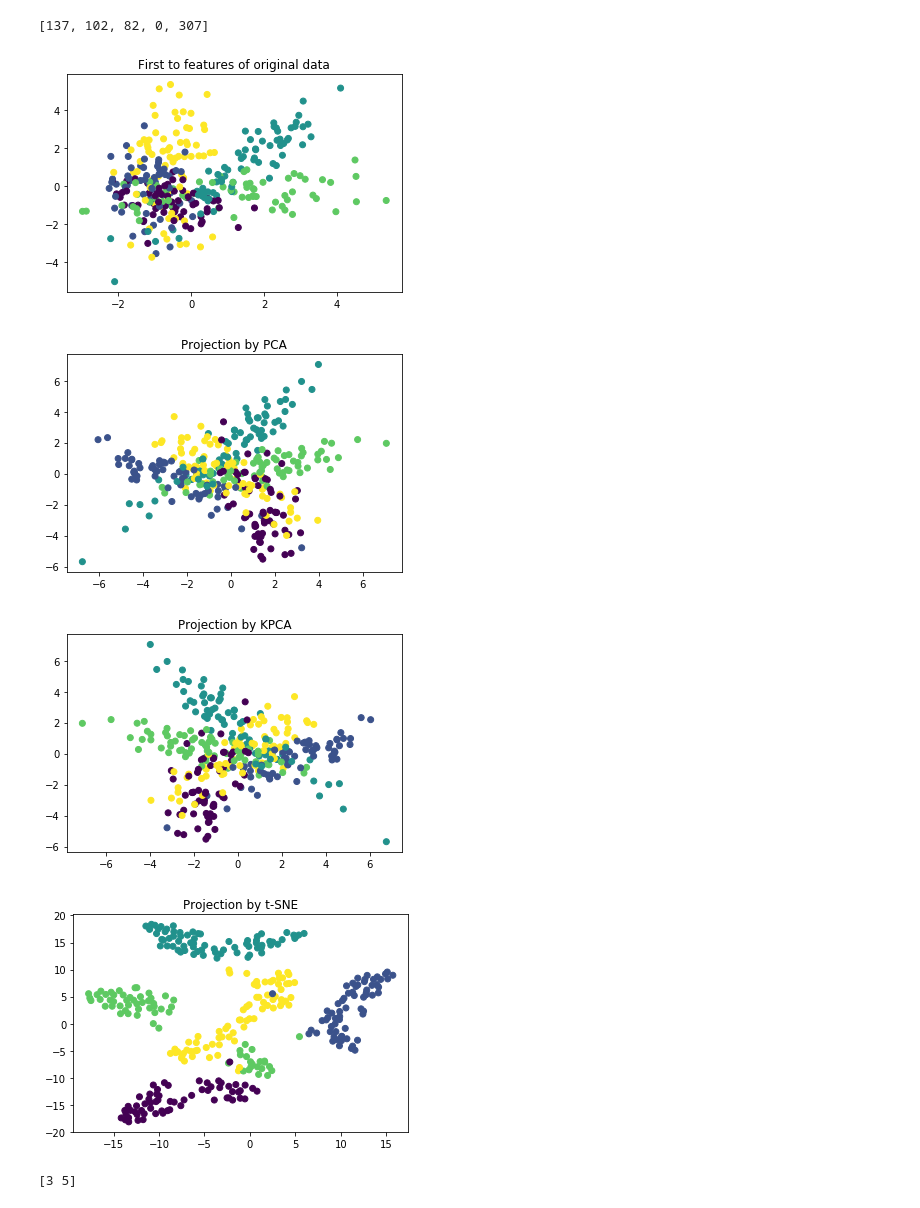
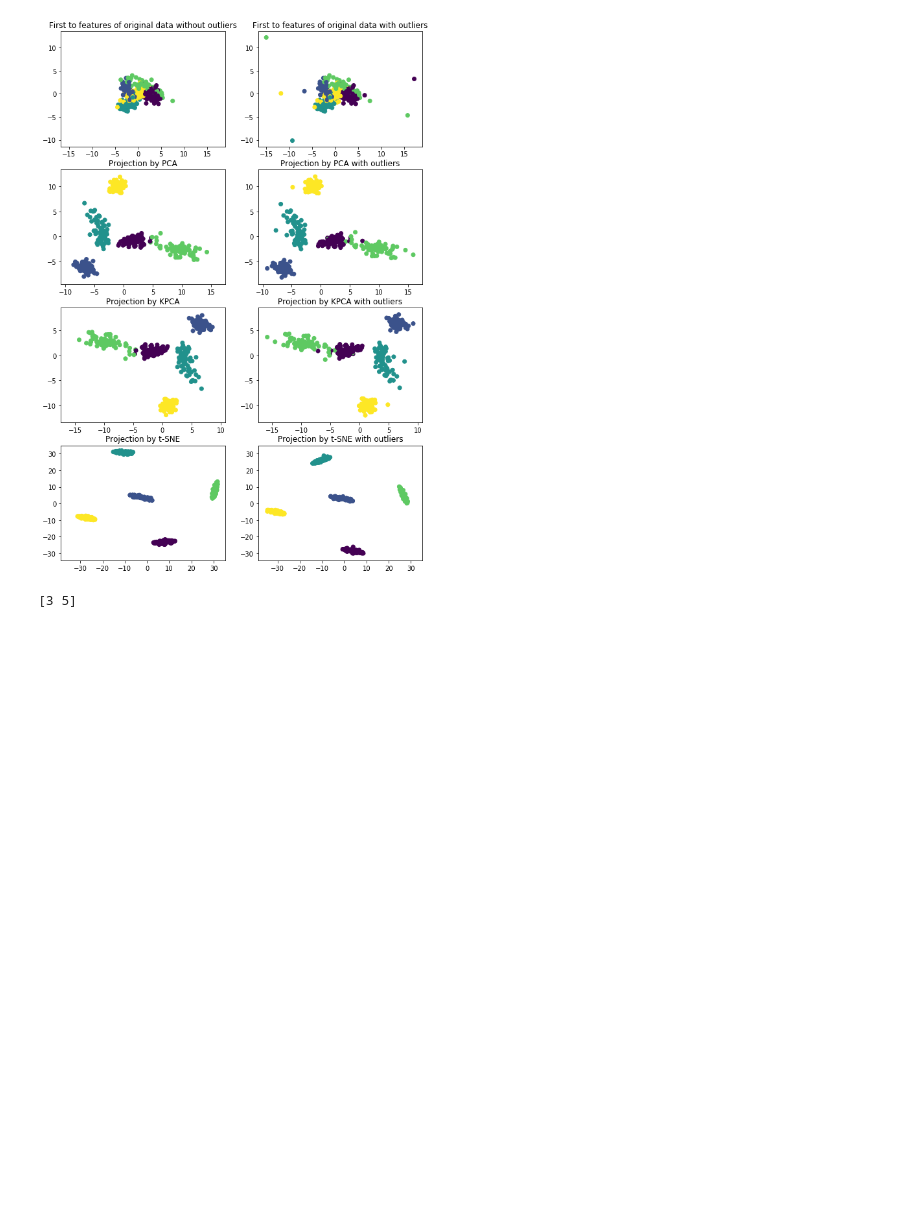
Before and after one commit to arajzd/DR_outliers, a Jupyter notebook: Project4.ipynb, the cells around one changed output. Cells and saved outputs as stored; diff of their text form; code cells hidden in the pictures; blank space fills up the shorter version.

Commit message:
Added outliers to data and side-by-side plots

```diff
--- a/Project4.ipynb
+++ b/Project4.ipynb
@@ -5,71 +5,89 @@ from sklearn.datasets import make_spd_matrix
 from sklearn.model_selection import train_test_split
 from sklearn.decomposition import PCA, KernelPCA, NMF
 from sklearn.manifold import TSNE
+from sklearn.cluster import DBSCAN
 import matplotlib.pyplot as plt
 
 
-def gen_gaussian_data(num_feat=10, num_samples=100, num_class=5):
-    means = np.random.normal(loc = 0, scale = 1, size=(num_class, num_feat))
+
+def gen_gaussian_data(num_feat=30, num_samples=100, num_class=5):
+    means = np.random.normal(loc = 0, scale = 2, size=(num_class, num_feat))
     cov = [make_spd_matrix(num_feat, random_state=None) for i  in range(num_class)]
     x = np.zeros((num_samples*num_class, num_feat))
     y = np.zeros(num_samples*num_class)
     for i in range(num_class):
         x[i*num_samples:(i+1)*num_samples, :] = np.random.multivariate_normal(mean=means[i], cov=cov[i], size=num_samples)
         y[i*num_samples:(i+1)*num_samples] = i
 
     return x, y
 
 
-def add_outliers(data, num_outliers=5,  features=(0, 1), outlier_mult=5):
+def add_outliers(data, num_outliers=10,  features=(0, 1), outlier_mult=4):
+    data_copy = np.copy(data)
     sample_ind = [int(x) for x in data.shape[0]*np.random.rand(num_outliers)]
-    print(sample_ind)
-    [data[samp_ind, feat_ind]*outlier_mult for samp_ind in sample_ind for feat_ind in features
+    features =[[features[0]]*len(sample_ind), [features[1]]*len(sample_ind)]
+    for i in range(len(features)):
+        data_copy[sample_ind, features[i]] = data_copy[sample_ind, features[i]]*outlier_mult
 
-    return data
+    return data_copy
 
 
 X, y = gen_gaussian_data()
 X_train, X_test, y_train, y_test = train_test_split(X, y, test_size=0.33, random_state=None)
 
-X_train = add_outliers(X_train)
+X_outliers = add_outliers(X_train)
 
+pca = PCA(n_components=2, random_state=123)
+pca_result = pca.fit_transform(X_train)
+pca_outliers = pca.fit_transform(X_outliers)
 
-pca = PCA(n_components=2)
-pca_result = pca.fit_transform(X_train)
+kpca = KernelPCA(n_components=2, random_state=123)
+kpca_result = kpca.fit_transform(X_train)
+kpca_outliers = kpca.fit_transform(X_outliers)
 
-kpca = KernelPCA(n_components=2)
-kpca_result = kpca.fit_transform(X_train)
-
-tsne_result = TSNE(random_state=None).fit_transform(X_train)
+tsne_result = TSNE(random_state=123).fit_transform(X_train)
+tsne_outliers = TSNE(random_state=123).fit_transform(X_outliers)
 
 # Need to convert X to only having positive elements
 #nmf = NMF(n_components=5, solver="mu")
 #W = nmf.fit_transform(X_train)
 #H = nmf.components_
 
-plt.figure(0)
-plt.scatter(X_train[:,0], X_train[:,1], c=y_train)
-plt.title("First to features of original data")
 
-plt.figure(1)
-plt.scatter(pca_result[:,0], pca_result[:,1], c=y_train)
-plt.title("Projection by PCA")
+f = plt.figure(figsize=(10,15))
+ax2 = f.add_subplot(422)
+ax1 = f.add_subplot(421, sharex=ax2, sharey=ax2)
+ax4 = f.add_subplot(424)
+ax3 = f.add_subplot(423, sharex=ax4, sharey=ax4)
+ax6 = f.add_subplot(426)
+ax5 = f.add_subplot(425, sharex=ax6, sharey=ax6)
+ax8 = f.add_subplot(428)
+ax7 = f.add_subplot(427, sharex=ax8, sharey=ax8)
 
-plt.figure(2)
-plt.scatter(kpca_result[:,0], kpca_result[:,1], c=y_train)
-plt.title("Projection by KPCA")
 
-plt.figure(3)
-plt.scatter(tsne_result[:,0], tsne_result[:,1], c=y_train)
-plt.title("Projection by t-SNE")
+ax1.scatter(X_train[:,0], X_train[:,1], c=y_train)
+ax1.set_title("First two features of original data without outliers")
+ax2.scatter(X_outliers[:,0], X_outliers[:,1], c=y_train)
+ax2.set_title("First two features of original data with outliers")
+
+ax3.scatter(pca_result[:,0], pca_result[:,1], c=y_train)
+ax3.set_title("Projection by PCA")
+ax4.scatter(pca_outliers[:,0], pca_outliers[:,1], c=y_train)
+ax4.set_title("Projection by PCA with outliers")
+
+ax5.scatter(kpca_result[:,0], kpca_result[:,1], c=y_train)
+ax5.set_title("Projection by KPCA")
+ax6.scatter(kpca_outliers[:,0], kpca_outliers[:,1], c=y_train)
+ax6.set_title("Projection by KPCA with outliers")
+
+ax7.scatter(tsne_result[:,0], tsne_result[:,1], c=y_train)
+ax7.set_title("Projection by t-SNE")
+ax8.scatter(tsne_outliers[:,0], tsne_outliers[:,1], c=y_train)
+ax8.set_title("Projection by t-SNE with outliers")
 
 plt.show()
 # %% [output]
-[137, 102, 82, 0, 307]
-[figure, old version]
+[figure, new version]
-[figure, removed]
-[figure, removed]
-[figure, removed]
 # %%
 a = np.array([[1, 2, 3, 4, 5], [3, 4, 5 ,6, 7]])
 print(a[(0, 1), 2])
```
